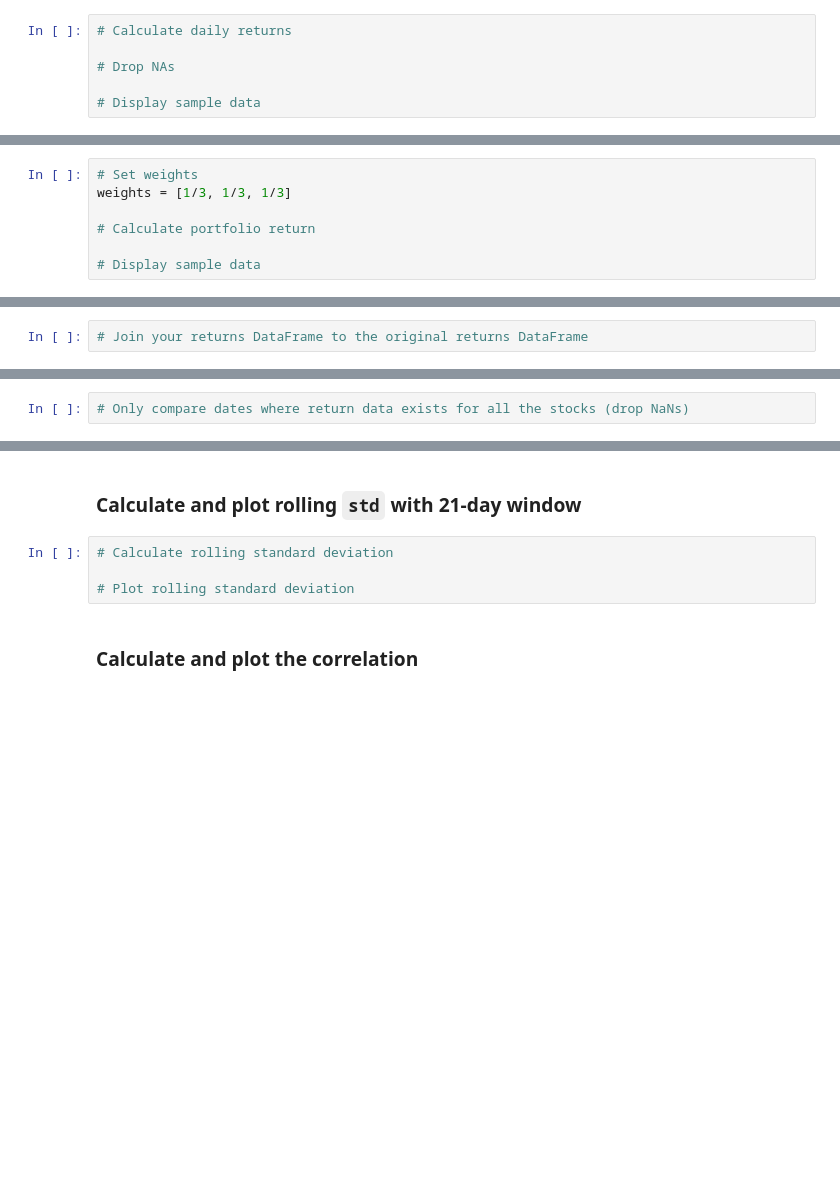
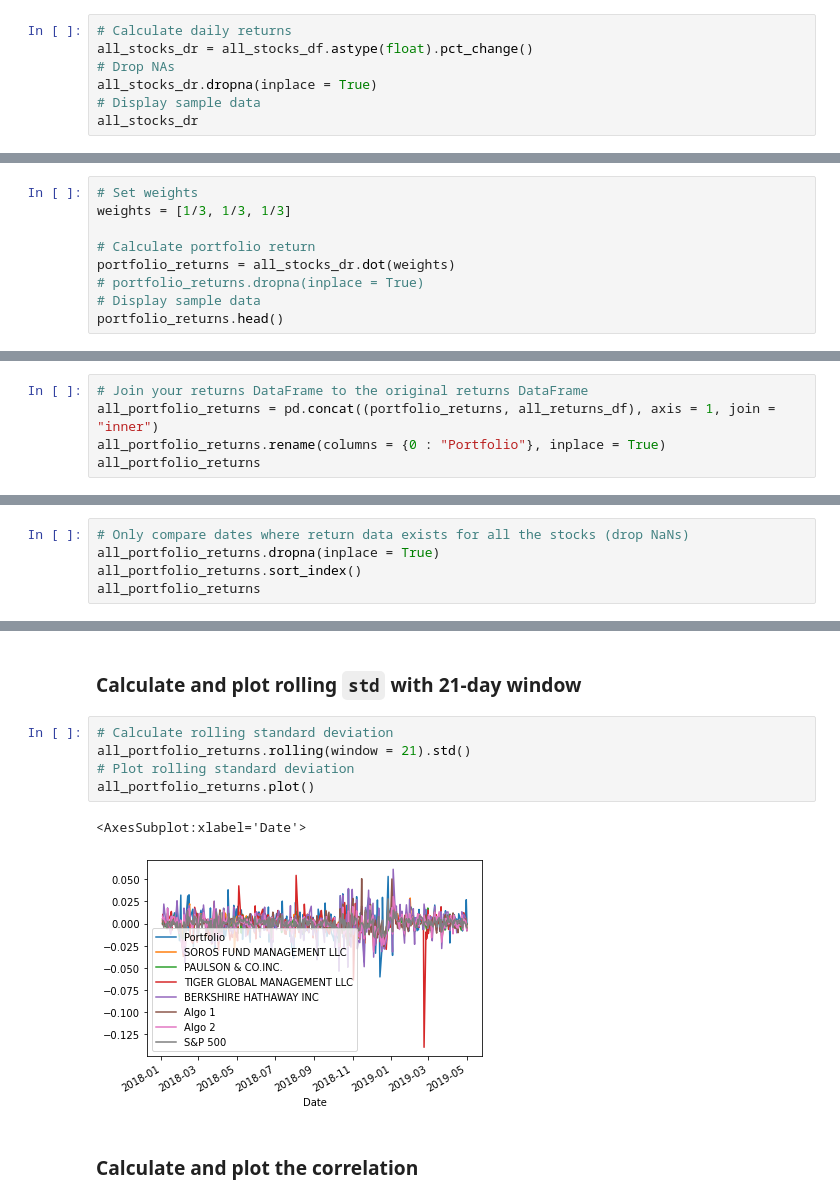
Before and after one commit to GuilleMGN/WhaleAnalysis, a Jupyter notebook: whale_analysis.ipynb, the cells around one changed output, grey strips where cells are left out. Saved outputs shown, nothing was run; the diff lists cells and outputs as text; blank space fills up the shorter version.

```diff
--- a/whale_analysis.ipynb
+++ b/whale_analysis.ipynb
@@ -460,6 +459,7 @@ all_stocks.index = all_stocks.index.normalize()
 # %%
 # Calculate daily returns
-
+all_stocks_dr = all_stocks_df.astype(float).pct_change()
 # Drop NAs
-
+all_stocks_dr.dropna(inplace = True)
 # Display sample data
+all_stocks_dr
@@ -470,5 +485,7 @@ all_stocks.index = all_stocks.index.normalize()
 weights = [1/3, 1/3, 1/3]
 
 # Calculate portfolio return
-
+portfolio_returns = all_stocks_dr.dot(weights)
+# portfolio_returns.dropna(inplace = True)
 # Display sample data
+portfolio_returns.head()
@@ -476,3 +501,6 @@ weights = [1/3, 1/3, 1/3]
 ## Join your portfolio returns to the DataFrame that contains all of the portfolio returns
 # %%
 # Join your returns DataFrame to the original returns DataFrame
+all_portfolio_returns = pd.concat((portfolio_returns, all_returns_df), axis = 1, join = "inner")
+all_portfolio_returns.rename(columns = {0 : "Portfolio"}, inplace = True)
+all_portfolio_returns
@@ -479,2 +522,5 @@ weights = [1/3, 1/3, 1/3]
 # %%
 # Only compare dates where return data exists for all the stocks (drop NaNs)
+all_portfolio_returns.dropna(inplace = True)
+all_portfolio_returns.sort_index()
+all_portfolio_returns
@@ -488,8 +563,12 @@ weights = [1/3, 1/3, 1/3]
 ### Calculate and plot rolling `std` with 21-day window
 # %%
 # Calculate rolling standard deviation
-
+all_portfolio_returns.rolling(window = 21).std()
 # Plot rolling standard deviation
+all_portfolio_returns.plot()
+# %% [output]
+<AxesSubplot:xlabel='Date'>
+[figure, added]
 # %% [markdown]
 ### Calculate and plot the correlation
 # %%
```
Also changed, not shown: parts of 20 cells of this notebook.
